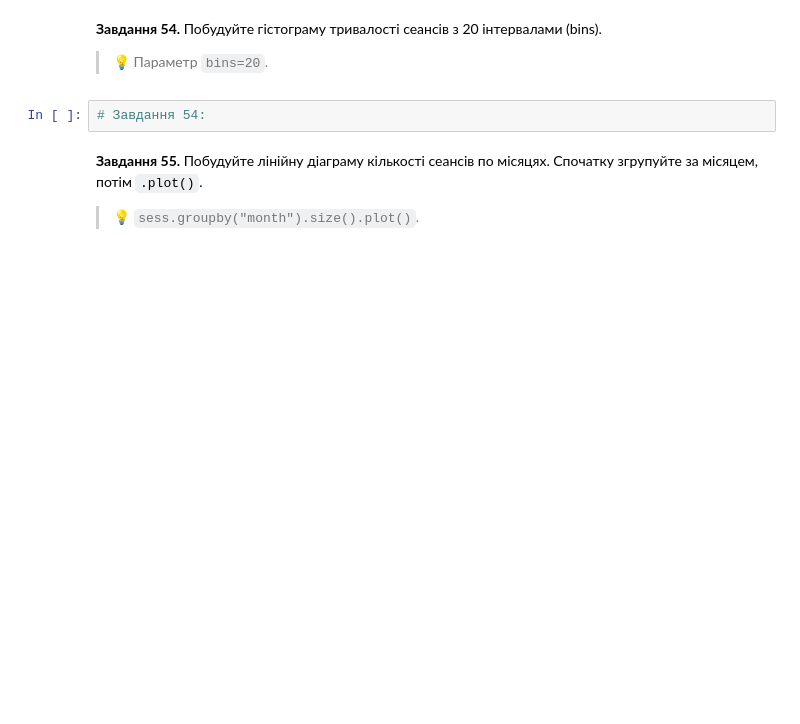
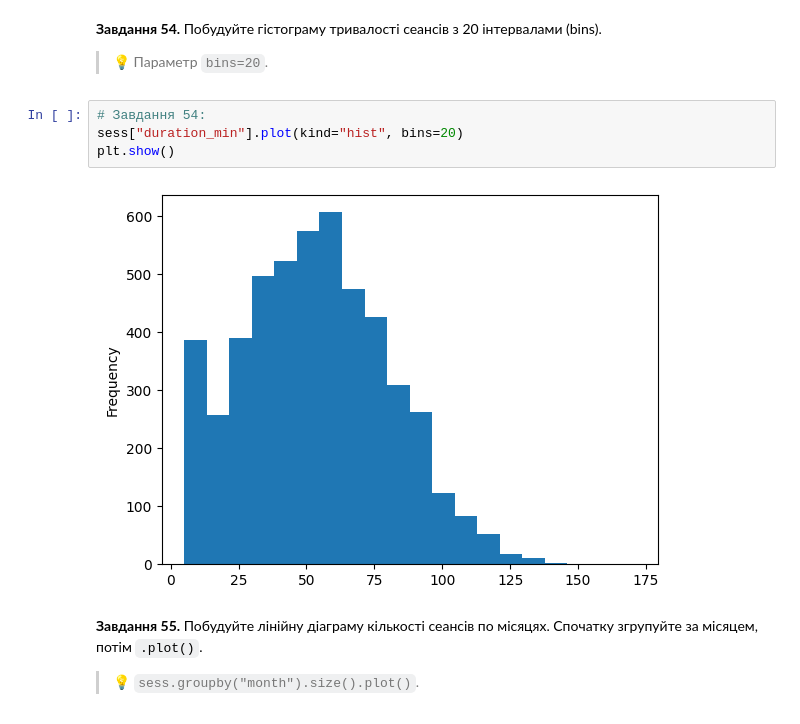
Before and after one commit to volodymyr-holovan/DTA2026, a Jupyter notebook: homework/pandas_viz_practice.ipynb, the cells around one changed output. Drawn from its saved outputs; the diff is of its cells as text; blank space fills up the shorter version.

```diff
--- a/homework/pandas_viz_practice.ipynb
+++ b/homework/pandas_viz_practice.ipynb
@@ -820,8 +898,12 @@ pandas вміє будувати швидкі графіки прямо з да
 **Завдання 54.** Побудуйте гістограму тривалості сеансів з 20 інтервалами (bins).
 
 > 💡 Параметр `bins=20`.
-# %%
-# Завдання 54:
+# %%
+# Завдання 54:
+sess["duration_min"].plot(kind="hist", bins=20)
+plt.show()
+# %% [output]
+[figure, added]
 # %% [markdown]
 **Завдання 55.** Побудуйте лінійну діаграму кількості сеансів по місяцях. Спочатку згрупуйте за місяцем, потім `.plot()`.
 
```
Also changed, not shown: parts of 71 cells of this notebook.
